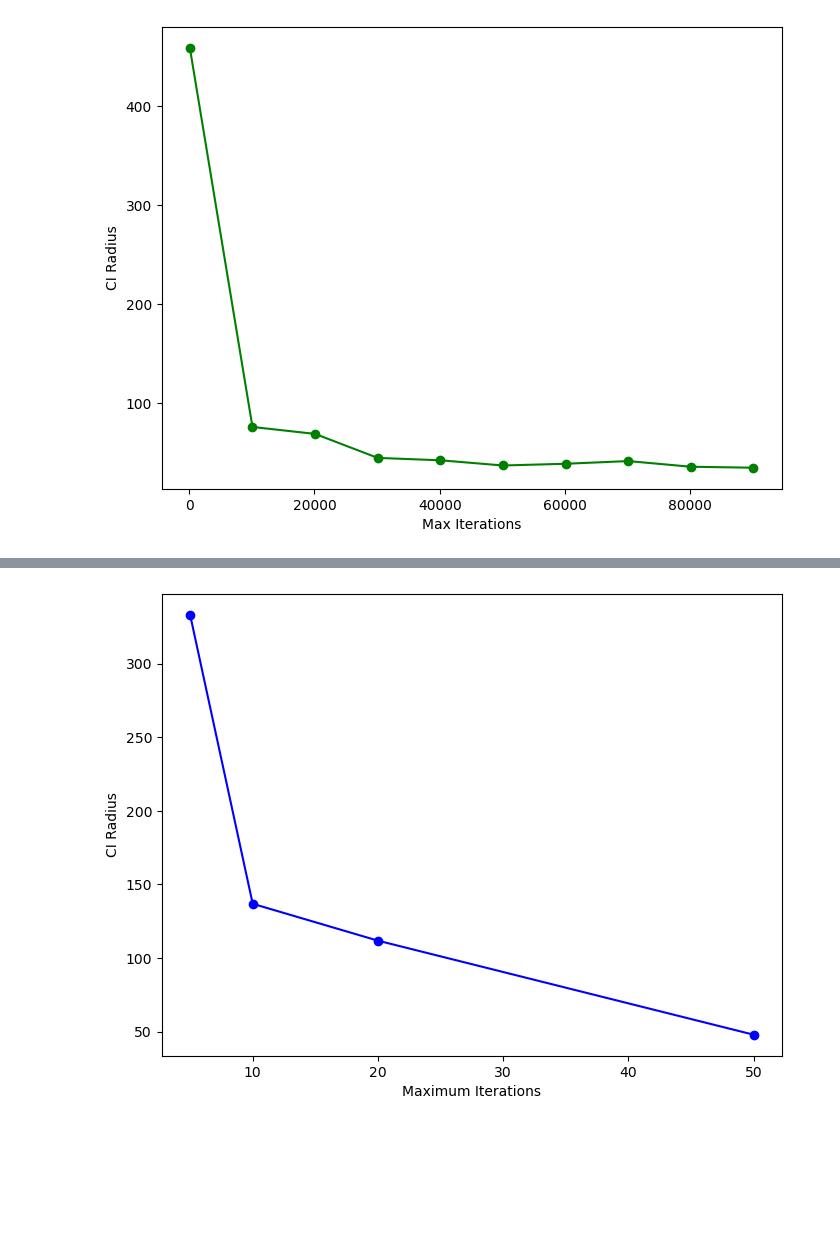
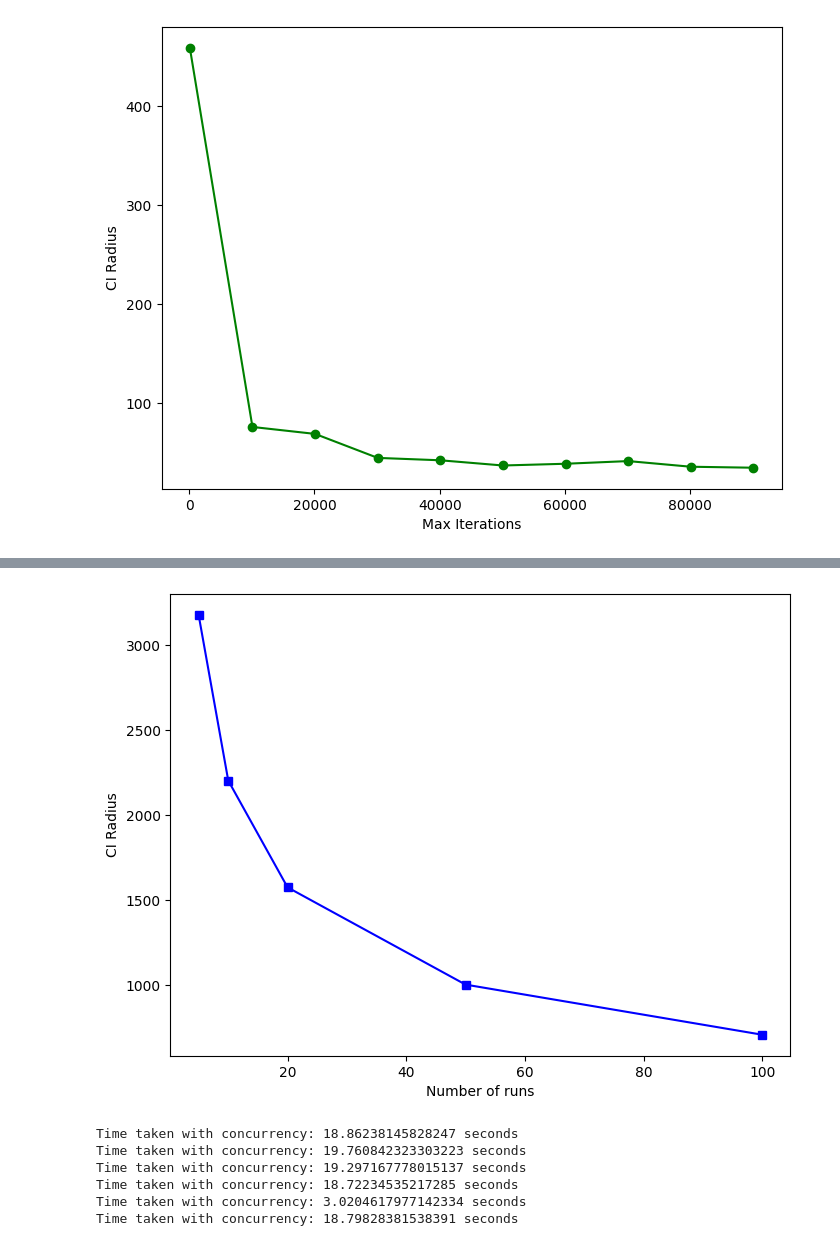
Before and after one commit to Foundnation/Stochastic-Simulation, a Jupyter notebook: TSM/tsp_notebook.ipynb, the cells around one changed output, grey strips where cells are left out. Drawn from its saved outputs; the diff is of its cells as text; code cells hidden in the pictures; blank space fills up the shorter version.

```diff
--- a/TSM/tsp_notebook.ipynb
+++ b/TSM/tsp_notebook.ipynb
@@ -346,16 +363,17 @@ for perm_method in permutation_methods:
 # %%
 distances = distances_280
-max_iterations_list = range(1, 2100, 2000)
-num_runs = 10
+max_iterations_list = range(1, 20100, 5000)
+num_runs = 30
 final_temp = 1E-4
 cooling_schedule = 'linear_m'
-alpha = 1 - 1E-4
-chain_lengths = [1, 10, 50]
+alpha = 1 - 1E-5
+chain_lengths = [1, 10, 20]
 
 results_vary_chain_length = {}
 
 for chain_length in chain_lengths:
-    output = run_vary_maxiter_concurrent(num_runs, distances, max_iterations_list, chain_length=chain_length,
+    print('running for chain_length:', chain_length)
+    output = run_vary_maxiter_concurrent_sims(num_runs, distances, max_iterations_list, chain_length=chain_length, output='final_fitnesses',
                                                             final_temp=final_temp, cooling_schedule=cooling_schedule, alpha=alpha)
     results_vary_chain_length[chain_length] = output
 # %% [output]
@@ -378,14 +435,15 @@ def run_vary_parameter_and_maxiter(num_runs, distances, max_iterations_list, var
 # %%
 distances = distances_280
-max_iterations = 10000
-num_runs_list = [5, 10, 20, 50]
+max_iterations = 50000
+num_runs_list = [5, 10, 20, 50, 100]
 final_temp = 1E-4
 cooling_schedule = 'linear_m'
-alpha = 1 - 1E-4
+alpha = 1 - 1E-5
 
 results_vary_numruns = {}
 
 for num_runs in num_runs_list:
-    output = run_simulations(num_runs, distances, output='fitness_statistics', max_iterations=max_iterations,
-                             final_temp=final_temp, cooling_schedule=cooling_schedule, alpha=alpha)
+    print('running for num_runs:', num_runs)
+    output = run_simulations_concurrent(num_runs, distances, output='final_fitnesses', max_iterations=max_iterations,
+                                                final_temp=final_temp, cooling_schedule=cooling_schedule, alpha=alpha)
     results_vary_numruns[num_runs] = output
@@ -395,23 +456,36 @@ IndexError: invalid index to scalar variable.
+# %%
+for num_runs in num_runs_list:
+    save_data(results_vary_numruns[num_runs], file_path=f'generated_data/schedules/dist_chain_length-{num_runs}_maxiter{max_iterations_list[-1].csv',
+            column_names=max_iterations_list, header='Distances (columns correspond to number of iterations)')
 # %%
 plt.figure(figsize=(8, 6))
 
 x, y = num_runs_list, []
 for i, num_runs in enumerate(num_runs_list):
-    lower_bound = results_vary_numruns[num_runs][2][0]
-    upper_bound = results_vary_numruns[num_runs][2][1]
-    ci_radius = (upper_bound - lower_bound) / 2
+    mean = np.mean(results_vary_numruns[num_runs])
+    std = np.mean(results_vary_numruns[num_runs])
+    ci_radius = 1.96 * std / np.sqrt(len(results_vary_numruns[num_runs]))
     y.append(ci_radius)
 
-plt.plot(x, y, 'o-', color='blue')
+plt.plot(x, y, 's-', color='blue')
 
 plt.ylabel('CI Radius')
-plt.xlabel('Maximum Iterations')
+plt.xlabel('Number of runs')
 plt.show()
-
-# plt.figure(figsize=(8, 6))
-# plt.plot(max_iterations_list, ci_radius, marker='o', linestyle='-', color='green')
-# plt.xlabel('Max Iterations')
-# plt.ylabel('CI Radius')
-# plt.show()
 # %% [output]
-[figure, old version]
+[figure, new version]
+# %%
+schedules = ['linear_a', 'linear_m', 'exponential_m', 'quadratic_a', 'dynamic_m', 'logarithmic_m']
+max_iterations_list = range(1, 200200, 20000)
+results_vary_schedules = {}
+for schedule in schedules:
+    output = run_vary_maxiter_concurrent(num_runs=50, distances=distances_280, max_iterations_list=max_iterations_list,
+                                         output='final_fitnesses', cooling_schedule=schedule, final_temp=1E-4, alpha=1 - 1E-4)
+    results_vary_schedules[schedule] = output
+# %% [output]
+Time taken with concurrency: 18.86238145828247 seconds
+Time taken with concurrency: 19.760842323303223 seconds
+Time taken with concurrency: 19.297167778015137 seconds
+Time taken with concurrency: 18.72234535217285 seconds
+Time taken with concurrency: 3.0204617977142334 seconds
+Time taken with concurrency: 18.79828381538391 seconds
```
Also changed, not shown: parts of 19 cells of this notebook, 25 other files.
